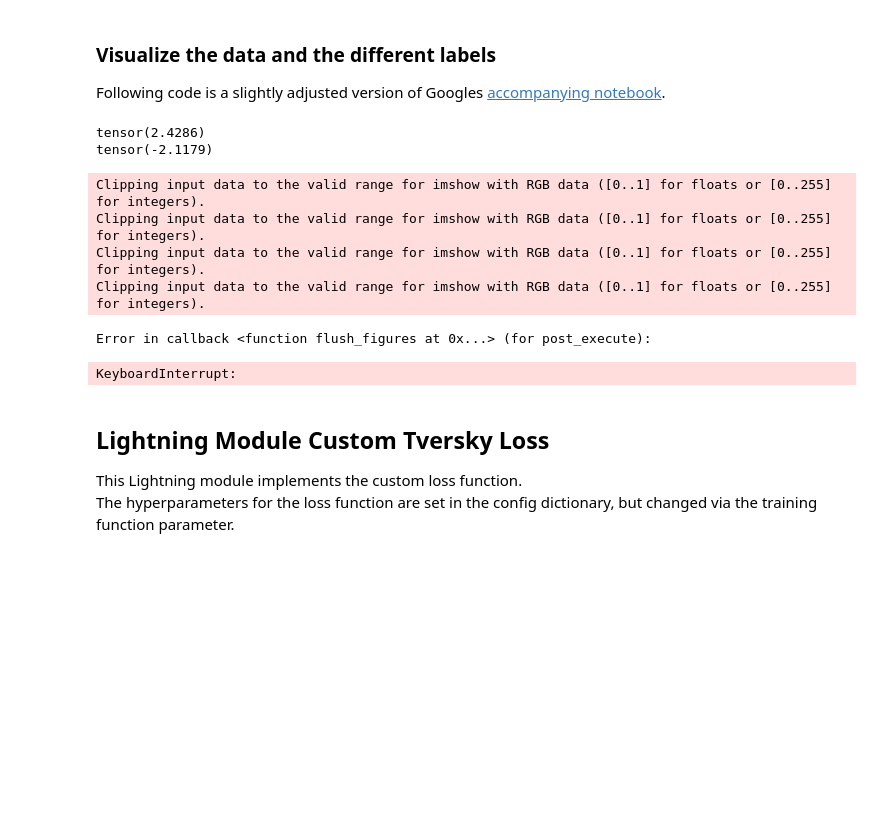
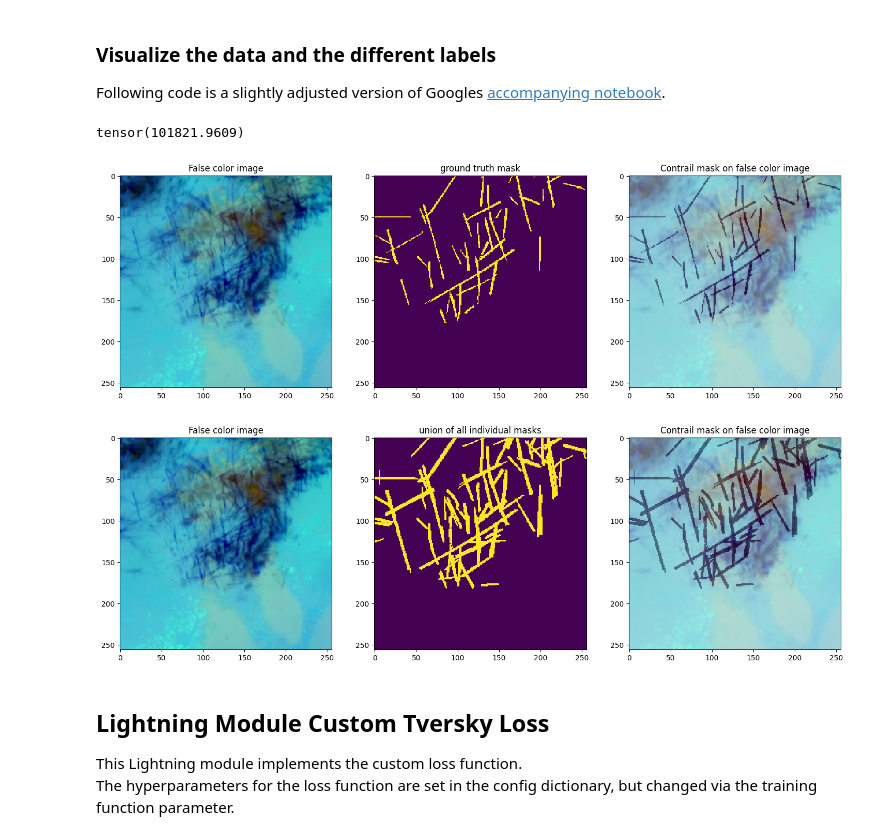
Before and after one commit to AlsanArcade/Contrails, a Jupyter notebook: presentation.ipynb, the cells around one changed output. Cells and saved outputs as stored; diff of their text form; code cells hidden in the pictures; blank space fills up the shorter version.

Commit message:
adjusted presentation loss text, added pic and framing for alpha union 1

```diff
--- a/presentation.ipynb
+++ b/presentation.ipynb
@@ -290,33 +295,33 @@ class ContrailsDatasetMixed(Dataset):
 Following code is a slightly adjusted version of Googles [accompanying notebook](https://www.kaggle.com/competitions/google-research-identify-contrails-reduce-global-warming/data).
 # %%
 dataset_train = ContrailsDatasetMixed(split = "train",mode= "single", delta_t = 0)
-img, [label_ground_truth, label_union] = dataset_train.__getitem__(0)
-print(torch.max(img))
-print(torch.min(img))
-
+normalized_img, [label_ground_truth, label_union] = dataset_train[0]
+# reverse normalization
+mean, std = (0.485, 0.456, 0.406), (0.229, 0.224, 0.225)
+reverse_normalization = T.Normalize(
+    mean=[-m/s for m, s in zip(mean, std)],
+    std=[1/s for s in std]
+)
+img = np.clip(reverse_normalization(normalized_img),0,1)
+print(img.sum())
 for i in range(2):
     plt.figure(figsize=(18, 6))
     ax = plt.subplot(1, 3, 1)
-    ax.imshow(img.permute(1,2,0))
+    ax.imshow(img.permute(1,2,0), interpolation='none')
     ax.set_title('False color image')
 
     ax = plt.subplot(1, 3, 2)
     ax.imshow(({0:label_ground_truth,1:label_union}[i]), interpolation='none')
-    ax.set_title({0:"ground truth mask",1:"union individual masks"}[i])
+    ax.set_title({0:"ground truth mask",1:"union of all individual masks"}[i])
 
     ax = plt.subplot(1, 3, 3)
     ax.imshow(img.permute(1,2,0))
     ax.imshow({0:label_ground_truth,1:label_union}[i], cmap='Reds', alpha=.4, interpolation='none')
     ax.set_title('Contrail mask on false color image');
 # %% [output]
-tensor(2.4286)
-tensor(-2.1179)
+tensor(101821.9609)
-Clipping input data to the valid range for imshow with RGB data ([0..1] for floats or [0..255] for integers).
-Clipping input data to the valid range for imshow with RGB data ([0..1] for floats or [0..255] for integers).
-Clipping input data to the valid range for imshow with RGB data ([0..1] for floats or [0..255] for integers).
-Clipping input data to the valid range for imshow with RGB data ([0..1] for floats or [0..255] for integers).
-Error in callback <function flush_figures at 0x...> (for post_execute):
-KeyboardInterrupt:
+[figure, added]
+[figure, added]
 # %% [markdown]
 ## Lightning Module Custom Tversky Loss
 This Lightning module implements the custom loss function.
```
Also changed, not shown: parts of 2 cells of this notebook, 3 other files.
